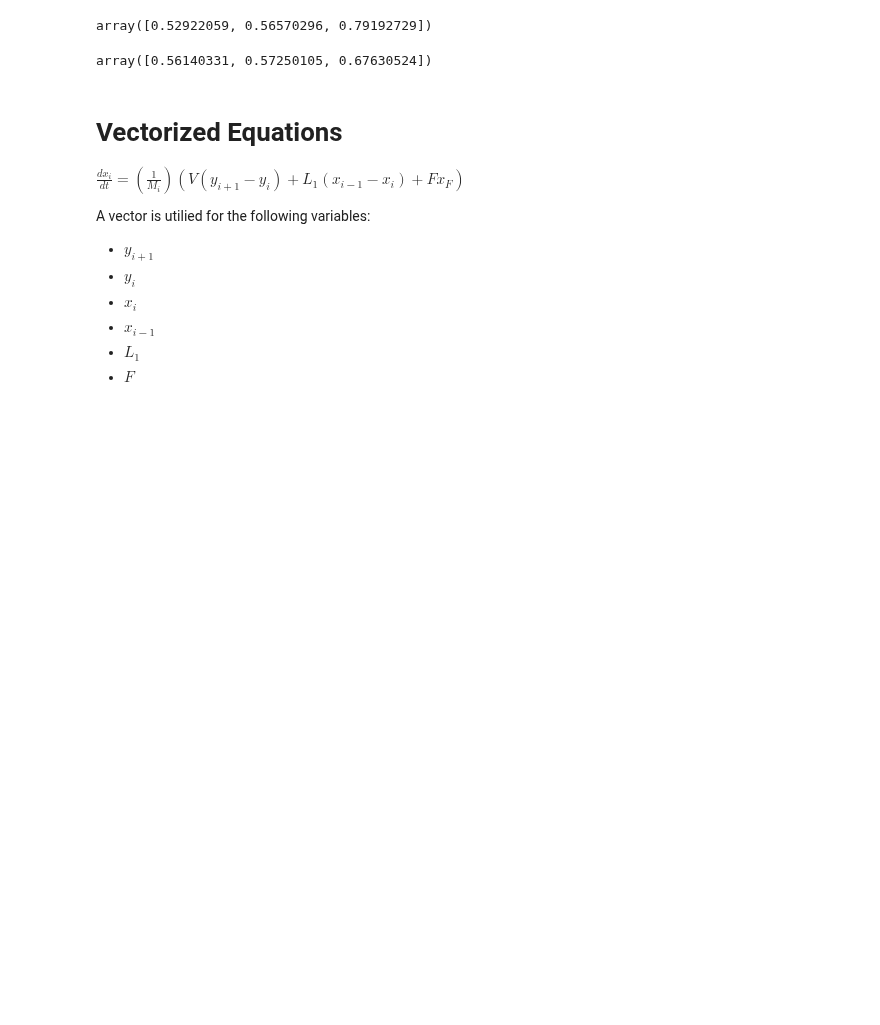
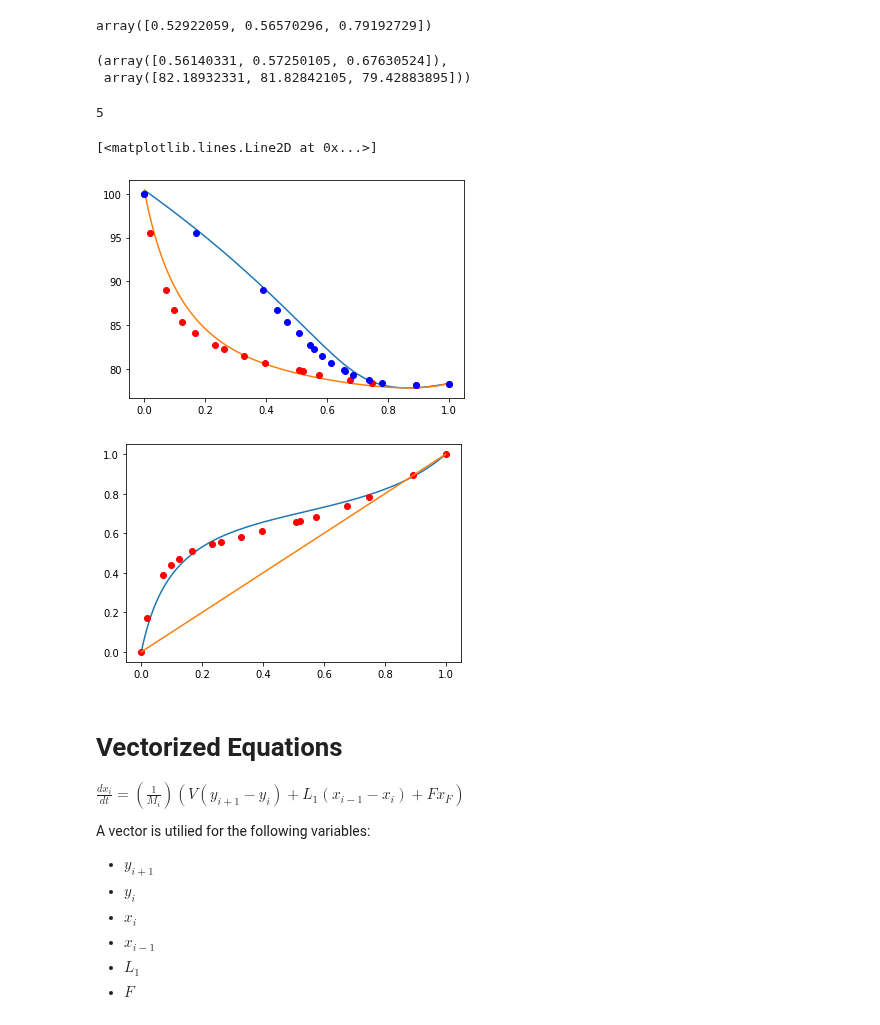
Before and after one commit to albertmitchell3/Distillation_Column, a Jupyter notebook: Basic Distillation Column/Vector_Basic_Distillation Model-Update_Energy.ipynb, the cells around one changed output. Saved outputs shown, nothing was run; the diff lists cells and outputs as text; code cells hidden in the pictures; blank space fills up the shorter version.

```diff
--- a/Basic Distillation Column/Vector_Basic_Distillation Model-Update_Energy.ipynb
+++ b/Basic Distillation Column/Vector_Basic_Distillation Model-Update_Energy.ipynb
@@ -47,10 +57,13 @@ def vle_data(xi):
               0.3273, 0.3965, 0.5079, 0.5198, 0.5732, 0.6763, 0.7472, 0.8943, 1]
     y_data = [0, 0.170, 0.3891, 0.4375, 0.4704, 0.5089, 0.5445, 0.5580,
               0.5826, 0.6122, 0.6564, 0.6599, 0.6841, 0.7385, 0.7815, 0.8943, 1]
-
+    T_data = [100,95.5,89,86.7,85.3,84.1,82.7,82.3,81.5,80.7,79.8,79.7,79.3,
+             78.74,78.41,78.15,78.30]
     x = np.interp(xi,x_data, y_data)
-    return x
+    T = np.interp(xi,x_data,T_data)
+    return x,T
 
 vle_data([0.27,0.3,0.556])
 # %% [output]
-array([0.56140331, 0.57250105, 0.67630524])
+(array([0.56140331, 0.57250105, 0.67630524]),
+ array([82.18932331, 81.82842105, 79.42883895]))
@@ -57,3 +77,64 @@ array([0.56140331, 0.57250105, 0.67630524])
+# %%
+def Psat(T):
+    return 10**(A-B/(T+C))*100
+# %%
+def τfunc(T):
+    τ12 = -0.801 + 246.2/T
+    τ21 = 3.458 -586.1/T
+    return [τ12+0.25,τ21-0.82]
+5
+# %% [output]
+5
+# %%
+def Gamma(T,x1):
+    x2 = 1 - x1
+    τ12,τ21 = τfunc(T)
+    G12 = np.exp(0.5*τ12)
+    G21 = np.exp(0.01*τ21)
+    gam1 = np.exp(x2**2 * (τ21*(G21/(x1+x2*G21))**2 + G12*τ12/(x2+x1*G12)**2) )
+    gam2 = np.exp(x1**2 * (τ12*(G12/(x2+x1*G12))**2 + G21*τ21/(x1+x2*G21)**2) )
+    return [gam1,gam2]
+# %%
+z = np.linspace(0.001,0.999,1000)
+P= 101.325
+x = []
+t = []
+
+def func(var):
+    T,x1 = var
+    eq1 = y1*Pt - x1*(Psat(T)[0])*(Gamma(T,x1)[0])
+    eq2 = Pt - x1*(Psat(T)[0])*(Gamma(T,x1)[0]) - (1-x1)*(Psat(T)[1])*(Gamma(T,x1)[1])
+    return eq1,eq2
+
+for i in range(len(z)):
+    y1 = z[i]
+    sol = scipy.optimize.fsolve(func,[350,1])
+    x.append(sol[1])
+    t.append(sol[0])
+
+x_data = [0, 0.019, 0.0721, 0.0966, 0.1238, 0.1661, 0.2337, 0.2608,
+              0.3273, 0.3965, 0.5079, 0.5198, 0.5732, 0.6763, 0.7472, 0.8943, 1]
+y_data = [0, 0.170, 0.3891, 0.4375, 0.4704, 0.5089, 0.5445, 0.5580,
+          0.5826, 0.6122, 0.6564, 0.6599, 0.6841, 0.7385, 0.7815, 0.8943, 1]
+T_data = [100,95.5,89,86.7,85.3,84.1,82.7,82.3,81.5,80.7,79.8,79.7,79.3,
+         78.74,78.41,78.15,78.30]
+
+
+t = np.asarray(t)
+plt.figure(1)
+plt.plot(z,t-273.15)
+plt.plot(x,t-273.15)
+plt.plot(x_data,T_data,"ro")
+plt.plot(y_data,T_data,"bo")
+
+plt.figure(2)
+plt.plot(x,z)
+plt.plot(x_data,y_data, "ro")
+plt.plot([0,1],[0,1])
+# %% [output]
+[<matplotlib.lines.Line2D at 0x...>]
+[figure, added]
+[figure, added]
 # %% [markdown]
 # Vectorized Equations #
 
```
Also changed, not shown: parts of 21 cells of this notebook.
